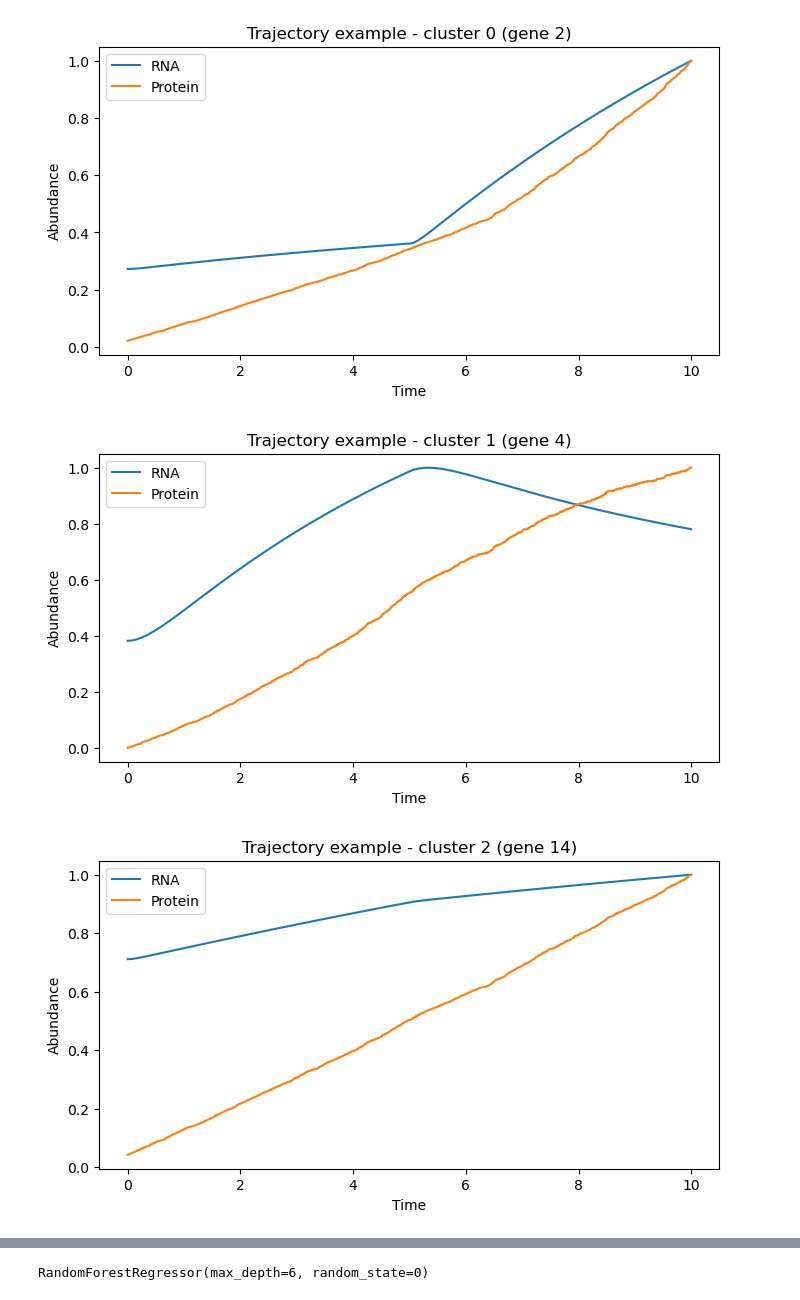
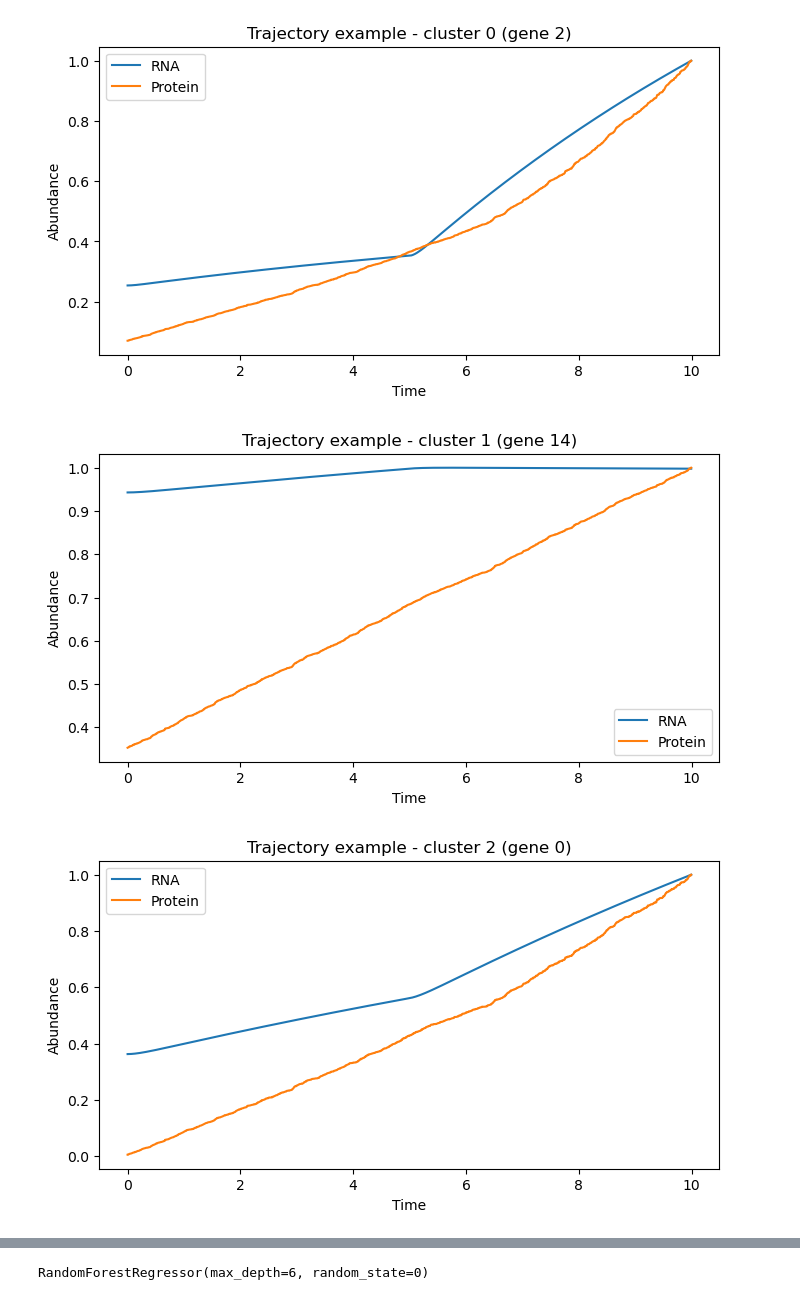
Before and after one commit to reliscu/chronocell_simulations, a Jupyter notebook: simulate_data.ipynb, the cells around one changed output, grey strips where cells are left out. Drawn from its saved outputs; the diff is of its cells as text; code cells hidden in the pictures.

```diff
--- a/simulate_data.ipynb
+++ b/simulate_data.ipynb
@@ -49,8 +49,8 @@ deg_rate_sd = 1.5
 # %%
 # Simulate data
 
-n = 3000 # No. cells per lineage
-p = 1000 # No. genes
+n = 2000 # No. cells per lineage
+p = 500 # No. genes
 topo = np.array([[0, 1, 2], [0, 1, 3]])
 tau = (0, 5, 10)
 
@@ -61,5 +77,5 @@ P_observed, P = simulate_protein_from_RNA(Y_observed, topo, true_t, true_l, phi,
 # %%
-idx = 45
+idx = 33
 plt.scatter(true_t, Y[:, idx, 1], c=true_l)
 plt.scatter(true_t, Y_observed[:, idx, 1], s=.1)
 # %% [output]
@@ -82,7 +98,7 @@ for i in range(p):
 
     row = {
         'Cor': np.corrcoef(y_i, p_i)[0, 1],
-        'Steady_state': theta_l[i, 0]/theta[i, -1],
+        'Steady_state': theta_l[i, 0],
         'Alpha': np.mean(theta_l[i, 1:len(tau)]),
         'Beta': theta_l[i, -2],
         'Gamma': theta_l[i, -1],
@@ -147,12 +163,10 @@ plt.show()
 # %%
 # === Step 5: Correlation Summary by Cluster ===
-summary = data.groupby('Cluster')['Cor'].describe()
-print(summary)
-print(data.groupby('Cluster')[param_cols].mean())
+print(data.groupby('Cluster').mean().sort_values('Cor'))
 
 # Plot representative gene trajectories from each cluster
 for c in sorted(data['Cluster'].unique()):
-    idx = data[data['Cluster'] == c].index[1]  # random gene in cluster
+    idx = data[data['Cluster'] == c].index[0]  # random gene in cluster
     plt.figure(figsize=(8, 4))
     plt.plot(true_t[true_l == l], Y[l*n:(l+1)*n, idx, 1]/np.max(Y[l*n:(l+1)*n, idx, 1]), label='RNA')
     plt.plot(true_t[true_l == l], P[l*n:(l+1)*n, idx]/np.max(P[l*n:(l+1)*n, idx]), label='Protein')
@@ -182,6 +190,6 @@ Cluster
-[figure, old version]
+[figure, new version]
-[figure, old version]
+[figure, new version]
-[figure, old version]
+[figure, new version]
 # %%
 from sklearn.ensemble import RandomForestClassifier
 
```
Also changed, not shown: parts of 9 cells of this notebook, 1 other file.
